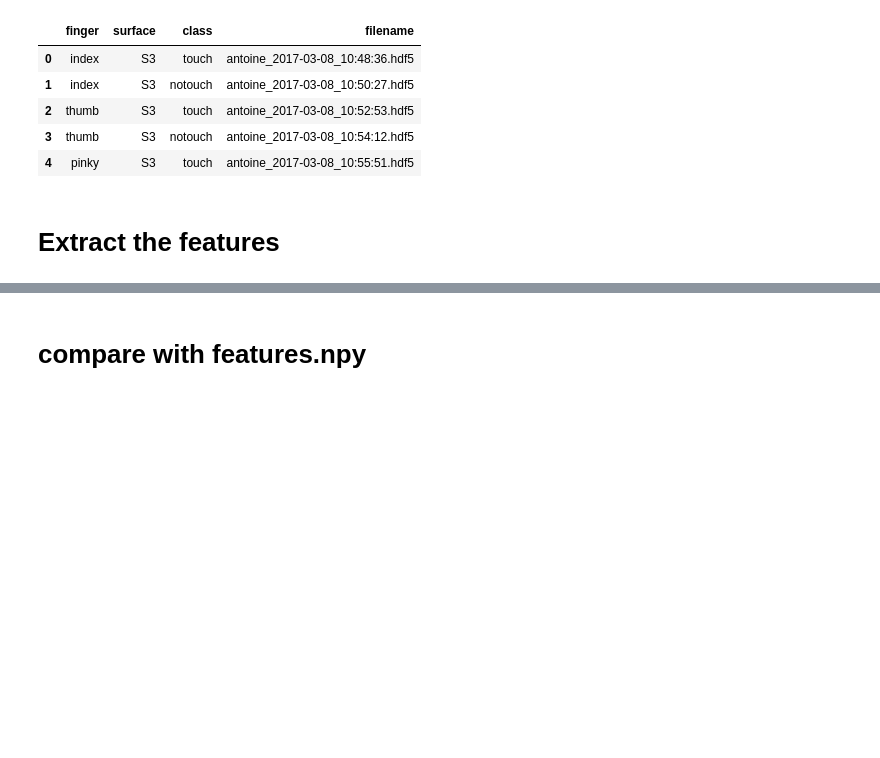
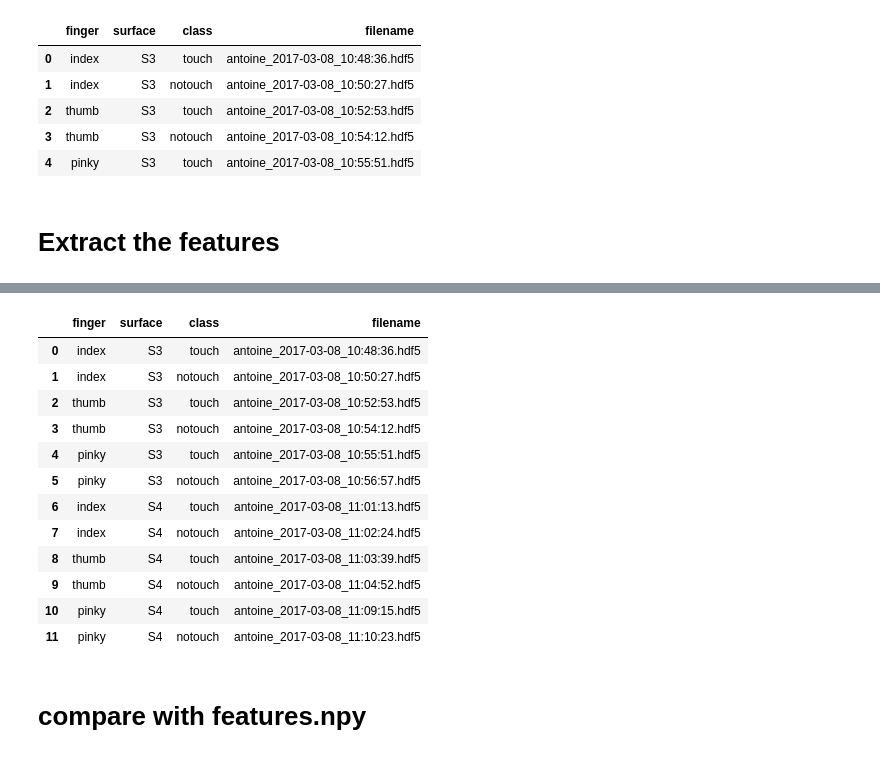
Before and after one commit to toinsson/touchclass, a Jupyter notebook: notebooks/feature-extraction.ipynb, the cells around one changed output, grey strips where cells are left out. Drawn from its saved outputs; the diff is of its cells as text; code cells hidden in the pictures; blank space fills up the shorter version.

```diff
--- a/notebooks/feature-extraction.ipynb
+++ b/notebooks/feature-extraction.ipynb
@@ -87,3 +84,19 @@ classification 0:01:09.670688 for 900 frames
+# %%
+df
+# %% [output]
+|  | finger | surface | class | filename |
+| 0 | index | S3 | touch | antoine_2017-03-08_10:48:36.hdf5 |
+| 1 | index | S3 | notouch | antoine_2017-03-08_10:50:27.hdf5 |
+| 2 | thumb | S3 | touch | antoine_2017-03-08_10:52:53.hdf5 |
+| 3 | thumb | S3 | notouch | antoine_2017-03-08_10:54:12.hdf5 |
+| 4 | pinky | S3 | touch | antoine_2017-03-08_10:55:51.hdf5 |
+| 5 | pinky | S3 | notouch | antoine_2017-03-08_10:56:57.hdf5 |
+| 6 | index | S4 | touch | antoine_2017-03-08_11:01:13.hdf5 |
+| 7 | index | S4 | notouch | antoine_2017-03-08_11:02:24.hdf5 |
+| 8 | thumb | S4 | touch | antoine_2017-03-08_11:03:39.hdf5 |
+| 9 | thumb | S4 | notouch | antoine_2017-03-08_11:04:52.hdf5 |
+| 10 | pinky | S4 | touch | antoine_2017-03-08_11:09:15.hdf5 |
+| 11 | pinky | S4 | notouch | antoine_2017-03-08_11:10:23.hdf5 |
 # %% [markdown]
 # compare with features.npy
 # %%
```
Also changed, not shown: parts of 6 cells of this notebook, 4 other files.
